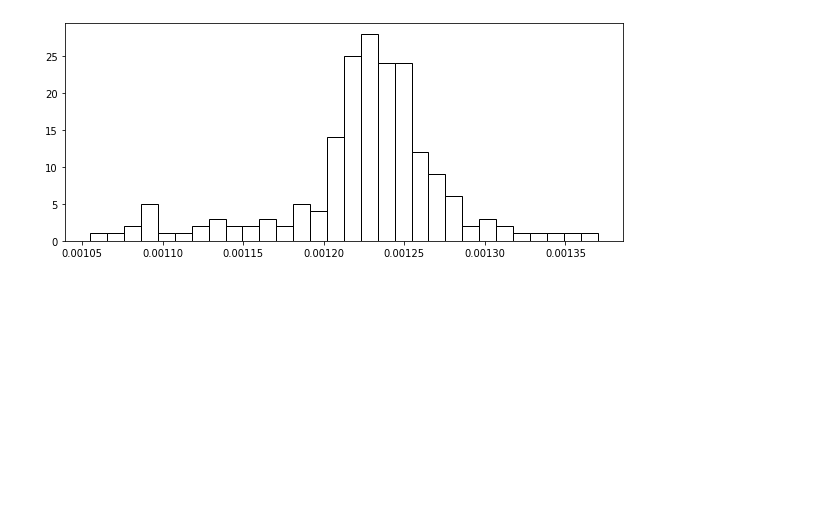
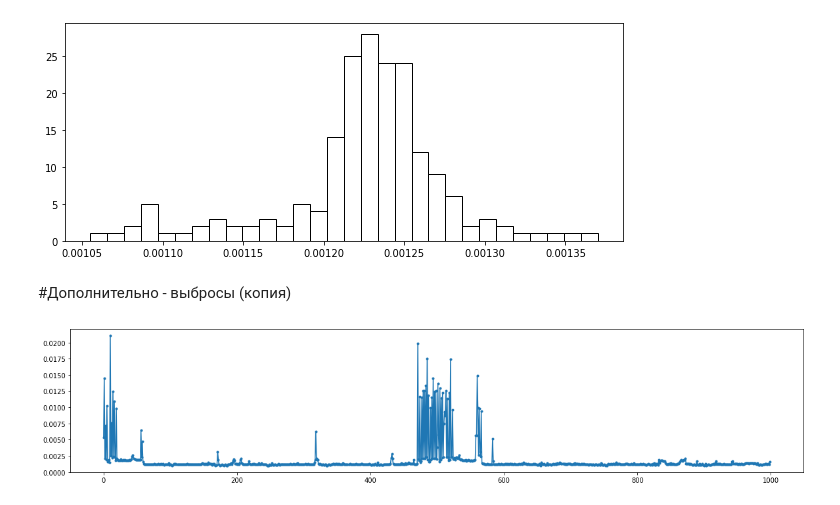
Before and after one commit to Gibadullina/BIS, a Jupyter notebook: Gibadullina_Regression_Colab.ipynb, the cells around one changed output. Cells and saved outputs as stored; diff of their text form; code cells hidden in the pictures; blank space fills up the shorter version.

```diff
--- a/Gibadullina_Regression_Colab.ipynb
+++ b/Gibadullina_Regression_Colab.ipynb
@@ -84,0 +98,8 @@ plt.show()
+# %% [markdown]
+#Дополнительно - выбросы (копия)
+# %%
+plt.figure(figsize=(20,4))
+plt.plot(T, marker='.')
+plt.show()
+# %% [output]
+[figure, added]
```
Also changed, not shown: parts of 9 cells of this notebook.
